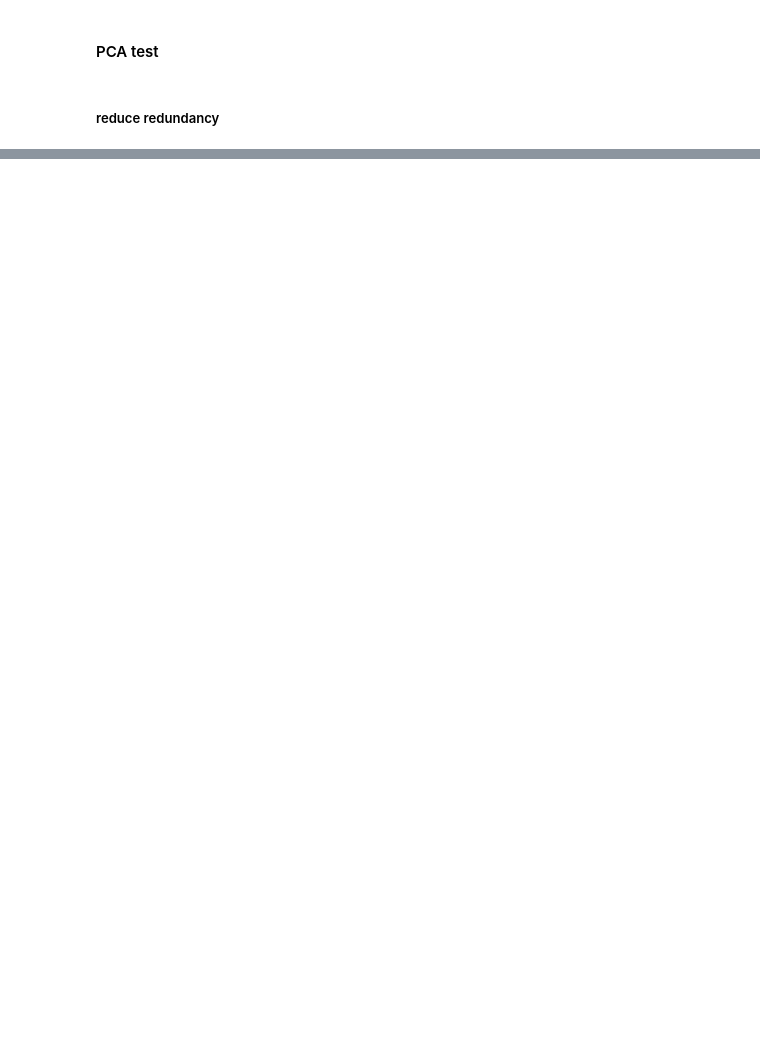
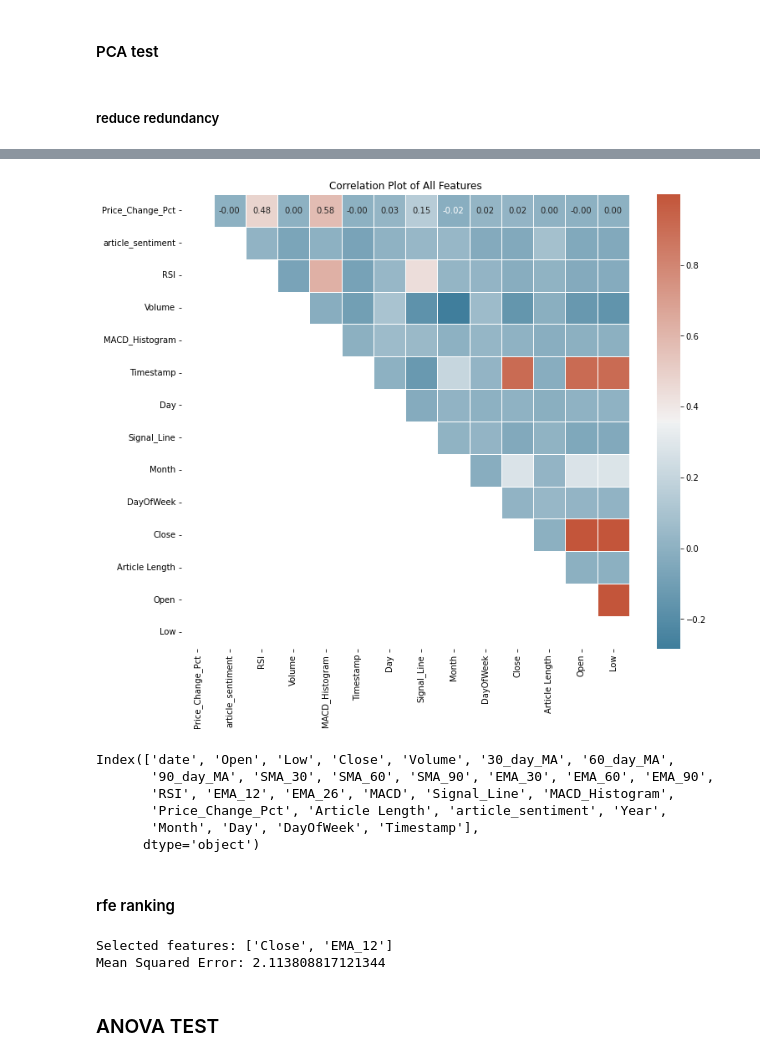
Before and after one commit to EthanFalcao/Sentiment-Analysis-in-Financial-Markets, a Jupyter notebook: 8. Feature Selection(new).ipynb, the cells around one changed output, grey strips where cells are left out. Saved outputs shown, nothing was run; the diff lists cells and outputs as text; code cells hidden in the pictures; blank space fills up the shorter version.

Commit message:
feature selection

```diff
--- a/8. Feature Selection(new).ipynb
+++ b/8. Feature Selection(new).ipynb
@@ -379,7 +364,81 @@ corr.style.background_gradient(cmap='coolwarm')
 | Article Length | 0.003119 | 0.079524 | 0.012431 | -0.011840 | -0.016623 | -0.019758 | -0.011157 | ... |
 | Open | -0.000025 | -0.043445 | -0.034416 | -0.136302 | -0.006765 | 0.907996 | 0.005176 | ... |
 | Low | 0.000262 | -0.040431 | -0.028347 | -0.160591 | -0.006110 | 0.904644 | 0.004534 | ... |
+# %%
+import seaborn as sns
+import matplotlib.pyplot as plt
+
+df_numerical = corr_df.select_dtypes(include=['int64', 'float64'])
+
+# Compute the correlation matrix for all numerical features in your DataFrame
+corr = df_numerical.corr()
+
+# Set up the matplotlib figure and adjust its size
+plt.figure(figsize=(12, 10))
+
+# Generate a mask for the upper triangle (otherwise this looks like the square we had above and is redundant)
+mask = np.tril(np.ones_like(corr, dtype=bool))
+
+# Create a custom diverging colormap
+cmap = sns.diverging_palette(230, 20, as_cmap=True)
+
+# Draw the heatmap
+sns.heatmap(corr, mask=mask, cmap=cmap, annot=True, fmt=".2f", linewidths=.5)
+
+plt.title('Correlation Plot of All Features')
+plt.show()
+# %% [output]
+[figure, added]
 # %%
 df = df[['date','Year', 'Month', 'Day', 'DayOfWeek', 'Timestamp', 'Open', 'Low', 'Close', 'Volume', '30_day_MA', '60_day_MA',
        '90_day_MA', 'SMA_30', 'SMA_60', 'SMA_90', 'EMA_30', 'EMA_60', 'EMA_90', 'RSI', 'EMA_12', 'EMA_26', 'MACD', 'Signal_Line', 'MACD_Histogram',
        'Price_Change_Pct', 'Article Length', 'article_sentiment']]
+# %%
+df.columns
+# %% [output]
+Index(['date', 'Open', 'Low', 'Close', 'Volume', '30_day_MA', '60_day_MA',
+       '90_day_MA', 'SMA_30', 'SMA_60', 'SMA_90', 'EMA_30', 'EMA_60', 'EMA_90',
+       'RSI', 'EMA_12', 'EMA_26', 'MACD', 'Signal_Line', 'MACD_Histogram',
+       'Price_Change_Pct', 'Article Length', 'article_sentiment', 'Year',
+       'Month', 'Day', 'DayOfWeek', 'Timestamp'],
+      dtype='object')
+# %% [markdown]
+#### rfe ranking
+# %%
+from sklearn.model_selection import train_test_split
+from sklearn.linear_model import LinearRegression, LassoCV
+from sklearn.feature_selection import RFE
+from sklearn.metrics import mean_squared_error
+
+# Split the data into training and testing sets
+X = df[['Year', 'Month', 'Day', 'DayOfWeek', 'Timestamp', 'Open', 'Low', 'Close', 'Volume', '30_day_MA', '60_day_MA',
+       '90_day_MA', 'SMA_30', 'SMA_60', 'SMA_90', 'EMA_30', 'EMA_60', 'EMA_90', 'RSI', 'EMA_12', 'EMA_26', 'MACD', 'Signal_Line', 'MACD_Histogram',
+        'Article Length', 'article_sentiment']]  # Replace with your features
+
+y = df['Price_Change_Pct']
+
+X_train, X_test, y_train, y_test = train_test_split(X, y, test_size=0.2, random_state=42)
+
+# Recursive Feature Elimination with linear regression
+model = LinearRegression()
+rfe = RFE(estimator=model, n_features_to_select=2)  # Selects top 2 features
+rfe.fit(X_train, y_train)
+
+# Get the ranking of features
+feature_ranking = rfe.ranking_
+
+# Fit linear regression with selected features
+selected_features = [feature for feature, rank in zip(X.columns, feature_ranking) if rank == 1]
+model.fit(X_train[selected_features], y_train)
+
+# Evaluate the model
+y_pred = model.predict(X_test[selected_features])
+mse = mean_squared_error(y_test, y_pred)
+
+print("Selected features:", selected_features)
+print("Mean Squared Error:", mse)
+# %% [output]
+Selected features: ['Close', 'EMA_12']
+Mean Squared Error: 2.113808817121344
+# %% [markdown]
+### ANOVA TEST
```
Also changed, not shown: parts of 29 cells of this notebook, 8 other files.
